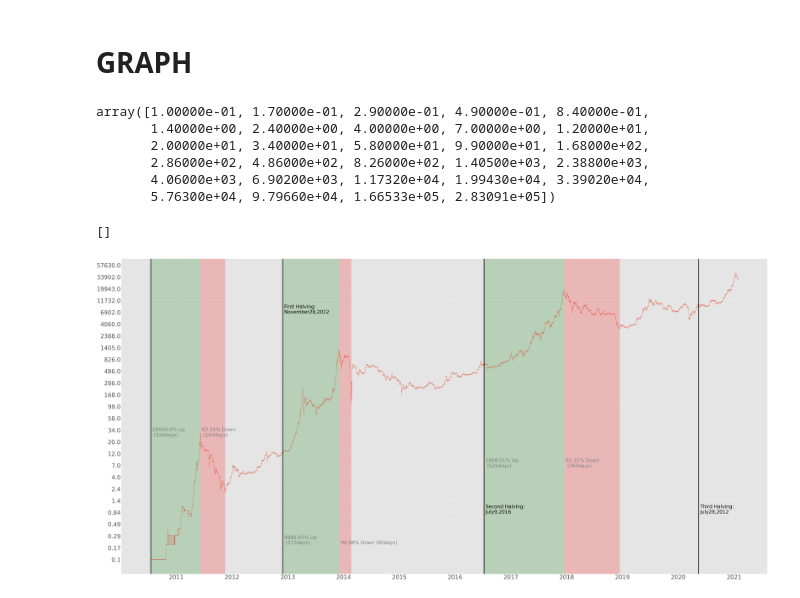
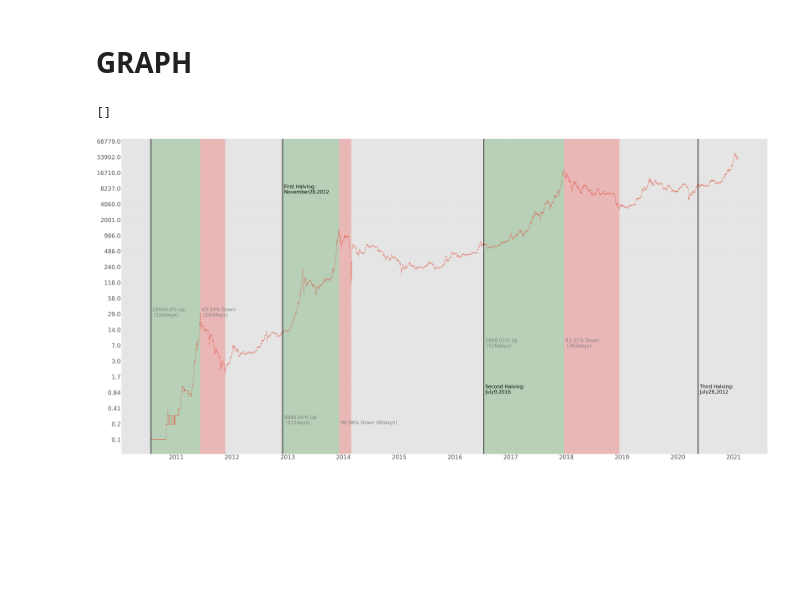
Before and after one commit to FabiPYT/pythonProject, a Jupyter notebook: bitcoin_final.ipynb, the cells around one changed output. Saved outputs shown, nothing was run; the diff lists cells and outputs as text; code cells hidden in the pictures; blank space fills up the shorter version.

```diff
--- a/bitcoin_final.ipynb
+++ b/bitcoin_final.ipynb
@@ -115,6 +92,10 @@ df
 # %%
-df['Change %'] = df['Change %'].replace('%','', regex=True)
-df['Change %']=pd.to_numeric(df['Change %'])
+# Datum formatieren u. sortieren
+df['Date']=pd.to_datetime(df.Date)
+df.sort_values(by=['Date'], inplace=True)
+df.set_index('Date', inplace=True)
+
+# Kurse formatieren u. log
 df['Price'] = df['Price'].replace(',','', regex=True)
 df['Price']=pd.to_numeric(df['Price'])
 df["log price"]=np.log2(df['Price'])
@@ -139,17 +105,19 @@ df
 # %% [markdown]
 # GRAPH
 # %%
+import datetime as dt
+
 # Y-Achse
-values= np.arange(0, (df['log price'].max())+abs(negativevalue) , ((df['log price'].max()-df['log price'].min())-abs(negativevalue))/20)
+values= np.arange(0, (df['log price'].max())+abs(negativevalue) , ((df['log price'].max()-df['log price'].min())-abs(negativevalue))/15)
 labels= np.array(2**(values-abs(negativevalue)))
 labels=labels.round(decimals=2)
 labels=np.where(labels>3,labels.round(),labels)
 labels=np.where((labels<3) & (labels>1),labels.round(decimals=1),labels)
-labels
+#labels
+
+# X-Achse
+
+xlabels=np.arange(df.index.year[0],df.index.year[-1]+5)
+val=[]
+for i in range(0,len(xlabels)):
+  val.append(dt.datetime(xlabels[i], 1, 1).toordinal())
-# %% [output]
-array([1.00000e-01, 1.70000e-01, 2.90000e-01, 4.90000e-01, 8.40000e-01,
-       1.40000e+00, 2.40000e+00, 4.00000e+00, 7.00000e+00, 1.20000e+01,
-       2.00000e+01, 3.40000e+01, 5.80000e+01, 9.90000e+01, 1.68000e+02,
-       2.86000e+02, 4.86000e+02, 8.26000e+02, 1.40500e+03, 2.38800e+03,
-       4.06000e+03, 6.90200e+03, 1.17320e+04, 1.99430e+04, 3.39020e+04,
-       5.76300e+04, 9.79660e+04, 1.66533e+05, 2.83091e+05])
@@ -164,9 +124,10 @@ for i in range(0,len(xlabels)):
 # %%
+# Graph style / Beschriftungen
+
 from matplotlib import style
-style.use("ggplot")
+#style.use("ggplot")
 
 style = dict(rotation=00, size=50, color='gray')
-
 
 plt.figure(figsize=(120,60))
 plt.plot(df['log price'], marker=".")
@@ -199,33 +160,31 @@ halve3=df.loc[(df.index >= '2016-07-09') & (df.index<='2020-05-14')]
 max3=halve3[halve3['Price']==halve3['Price'].max()]
 upchange3=(100*(max3['Price'][0]-halve3['Price'][0])/halve3['Price'][0]).round(decimals=2)
 plt.axvspan(dt.datetime(2016, 7, 9),dt.datetime(max3.index.year[0], max3.index.month[0], max3.index.day[0]), facecolor='g', alpha=0.2)
 plt.text(dt.datetime(2016, 7, 19), 6,str(upchange3) + "% Up\n (" +str(halve3.loc[:max3.index.values[0]].shape[0]) + "days)" , **style)
 plt.text(dt.datetime(2016, 7, 19),3,"Second Halving:\n"+halve3.index[0].month_name()+str(halve3.index[0].day)+","+str(halve3.index[0].year),size=50)
 
 plt.text(dt.datetime(2020, 5, 24),3,"Third Halving:\n"+halve2.index[-1].month_name()+str(halve1.index[-1].day)+","+str(halve1.index[-1].year),size=50)
 
 # Bear Market
 bearhalve1=halve1.loc[max1.index.values[0]:]
 min1=bearhalve1[bearhalve1['Price']==bearhalve1['Price'].min()]
 downchange1=abs((100*(min1['Price'][0]-bearhalve1['Price'][0])/bearhalve1['Price'][0]).round(decimals=2))
 plt.axvspan(dt.datetime(bearhalve1.index.year[0], bearhalve1.index.month[0], bearhalve1.index.day[0]),dt.datetime(min1.index.year[0], min1.index.month[0], min1.index.day[0]), facecolor='r', alpha=0.2)
 plt.text(dt.datetime(bearhalve1.index.year[0], bearhalve1.index.month[0], bearhalve1.index.day[10]), 8,str(downchange1) + "% Down\n (" +str(bearhalve1.loc[:min1.index.values[0]].shape[0]) + "days)" , **style)
 
 bearhalve2=halve2.loc[max2.index.values[0]:]
 min2=bearhalve2[bearhalve2['Price']==bearhalve2['Price'].min()]
 downchange2=abs((100*(min2['Price'][0]-bearhalve2['Price'][0])/bearhalve2['Price'][0]).round(decimals=2))
 plt.axvspan(dt.datetime(bearhalve2.index.year[0], bearhalve2.index.month[0], bearhalve2.index.day[0]),dt.datetime(min2.index.year[0], min2.index.month[0], min2.index.day[0]), facecolor='r', alpha=0.2)
 plt.text(dt.datetime(bearhalve2.index.year[0], bearhalve2.index.month[0], bearhalve2.index.day[10]), 1,str(downchange2) + "% Down (" +str(bearhalve2.loc[:min2.index.values[0]].shape[0]) + "days)" , **style)
 
 bearhalve3=halve3.loc[max3.index.values[0]:]
 min3=bearhalve3[bearhalve3['Price']==bearhalve3['Price'].min()]
 downchange3=abs((100*(min3['Price'][0]-bearhalve3['Price'][0])/bearhalve3['Price'][0]).round(decimals=2))
 plt.axvspan(dt.datetime(bearhalve3.index.year[0], bearhalve3.index.month[0], bearhalve3.index.day[0]),dt.datetime(min3.index.year[0], min3.index.month[0], min3.index.day[0]), facecolor='r', alpha=0.2)
 plt.text(dt.datetime(bearhalve3.index.year[0], bearhalve3.index.month[0], bearhalve3.index.day[10]), 6,str(downchange3) + "% Down\n (" +str(bearhalve3.loc[:min3.index.values[0]].shape[0]) + "days)" , **style)
 
-#plt.grid()
-
 plt.plot()
 # %% [output]
 []
-[figure, old version]
+[figure, new version]
```
Also changed, not shown: parts of 10 cells of this notebook.
